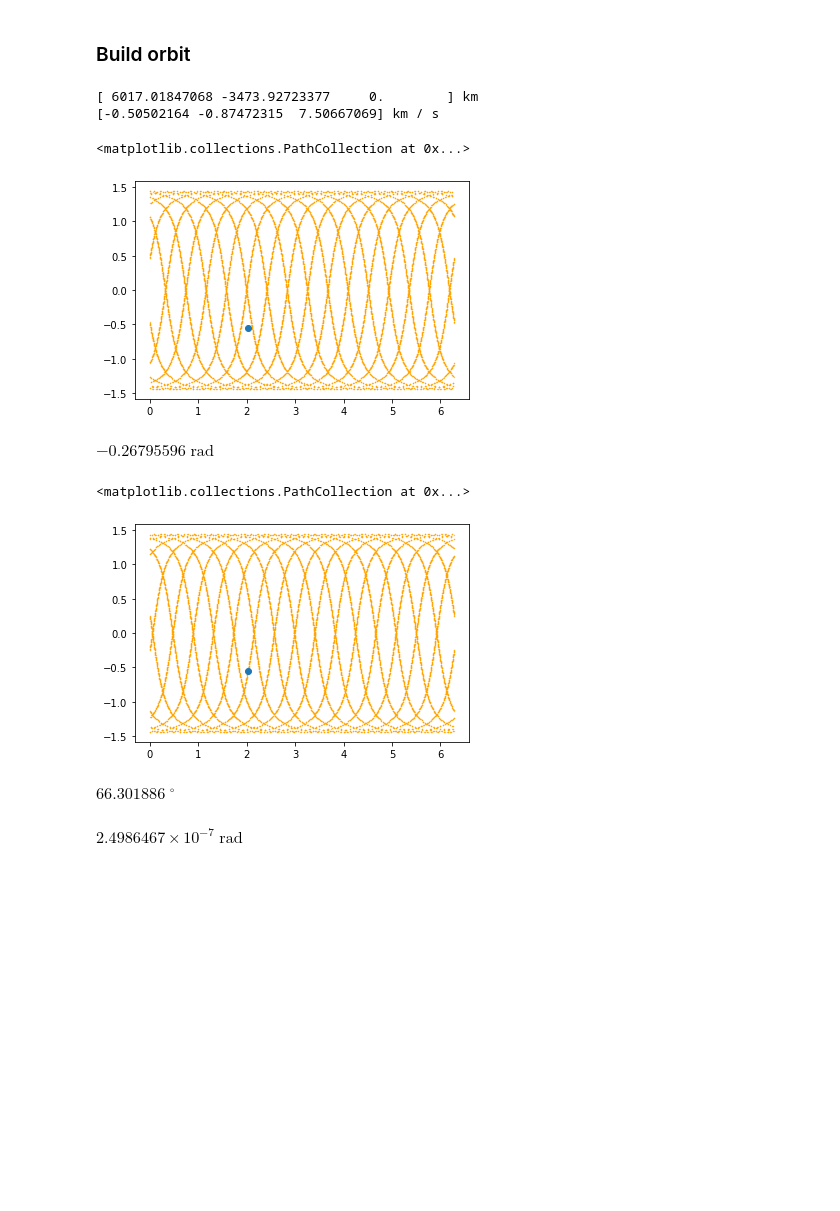
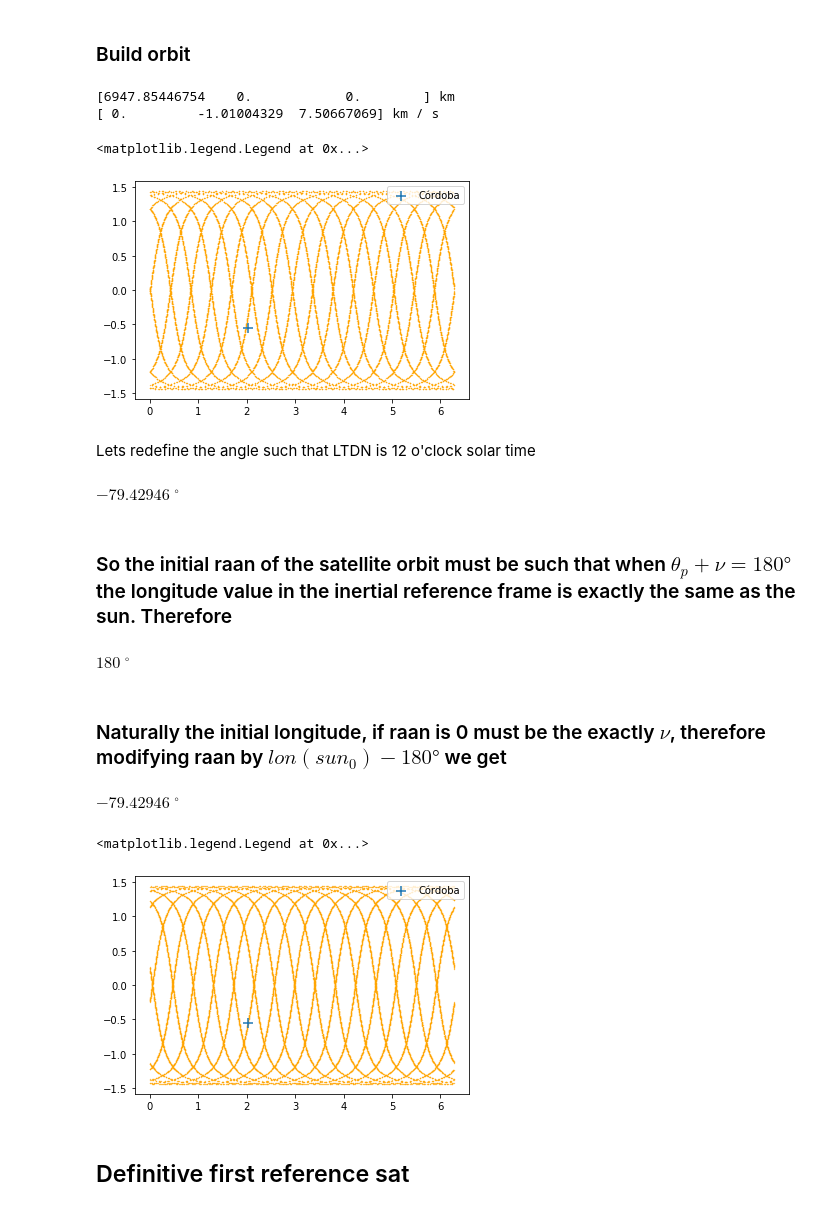
Before and after one commit to ivanbelenky/Ctll, a Jupyter notebook: notebooks/Test Case.ipynb, the cells around one changed output. Saved outputs shown, nothing was run; the diff lists cells and outputs as text; code cells hidden in the pictures; blank space fills up the shorter version.

```diff
--- a/notebooks/Test Case.ipynb
+++ b/notebooks/Test Case.ipynb
@@ -135,9 +135,9 @@ $97.66328 \; \mathrm{{}^{\circ}}$
 ### Define the rest of the classical orbit parameters
 # %%
 ecc = 0*u.one
-raan = -30 * u.deg # right ascencion of the ascending node [angle]
-argp = 0 * u.rad # perigee argument [angle]
-nu = 0 * u.deg # true anomaly [angle] defined as -180 so that it coincides with LTDN
+raan = 0*u.deg # right ascencion of the ascending node [angle]
+argp = 0*u.rad # perigee argument [angle]
+nu = 0*u.deg # true anomaly [angle] defined as -180 so that it coincides with LTDN
 # %% [markdown]
 ### Build orbit
 # %%
@@ -154,23 +154,28 @@ orb = Orbit.from_classical(Earth,
 print(orb.r)
 print(orb.v)
 # %% [output]
-[ 6017.01847068 -3473.92723377     0.        ] km
-[-0.50502164 -0.87472315  7.50667069] km / s
+[6947.85446754    0.            0.        ] km
+[ 0.         -1.01004329  7.50667069] km / s
 # %%
 sat = satellite.Sat.from_orbit(orb)
 # %%
 r,v = sat.rv(10,dt=50,J2=True)
 lon,lat = sat.ssps_from_r(r,10,dt=50,J2=True)
 plt.scatter(lon,lat,s=0.1,c='orange')
-plt.scatter(cordoba_city.lon*u.deg.to(u.rad) + 180*u.deg.to(u.rad), cordoba_city.lat*u.deg.to(u.rad) )
+plt.scatter(cordoba_city.lon*u.deg.to(u.rad) + 180*u.deg.to(u.rad), cordoba_city.lat*u.deg.to(u.rad),marker='+',label='Córdoba',s=100)
+plt.legend(loc=1)
 # %% [output]
-<matplotlib.collections.PathCollection at 0x...>
+<matplotlib.legend.Legend at 0x...>
-[figure, old version]
+[figure, new version]
+# %% [markdown]
+Lets redefine the angle such that LTDN is 12 o'clock solar time
 # %%
-from CtllDes.utils import angles, sunearth
+from CtllDes.utils import trigsf, angles
 
-today = astropy.time.Time({'year': 2021, 'month': 5, 'day': 31,'hour': 12, 'minute': 0, 'second': 0}, scale='utc')
-new_raan = angles.get_passage_raan(sat, cordoba_city.lon*u.deg, cordoba_city.lat*u.deg)
-new_raan
+today = astropy.time.Time({'year': 2021, 'month': 12, 'day': 31,'hour': 12, 'minute': 0, 'second': 0}, scale='utc')
+earth_orb = Ephem.from_body(Sun, today.tdb, attractor=Earth)
+r0_sun = earth_orb.rv()[0][0].to(u.km)
+rr0_sun, lat0_sun, lon0_sun = trigsf.c2s(r0_sun[0],r0_sun[1],r0_sun[2])
+lon0_sun.to(u.deg)
 # %% [output]
-$-0.26795596 \; \mathrm{rad}$
+$-79.42946 \; \mathrm{{}^{\circ}}$
@@ -187,0 +182,22 @@ sat2 = satellite.Sat.from_orbit(orb2)
+# %% [markdown]
+### So the initial raan of the satellite orbit must be such that when $\theta_p+\nu=180\text{°}$ the longitude value in the inertial reference frame is exactly the same as the sun. Therefore
+# %%
+argp = 0*u.deg
+nu = 180*u.deg - argp
+
+orb = Orbit.from_classical(Earth, a, ecc, inc, raan, argp, nu)
+r0_sat = orb.r
+rr0_sat, lat0_sat, lon0_sat = trigsf.c2s(r0_sat[0],r0_sat[1],r0_sat[2])
+lon0_sat.to(u.deg)
+# %% [output]
+$180 \; \mathrm{{}^{\circ}}$
+# %% [markdown]
+### Naturally the initial longitude, if raan is 0 must be the exactly $\nu$, therefore modifying raan by $lon(sun_0)-180°$ we get
+# %%
+raan = lon0_sun-180*u.deg
+orb = Orbit.from_classical(Earth, a, ecc, inc, raan, argp, nu)
+new_r0_sat = orb.r
+_, _, lon0_sat = trigsf.c2s(new_r0_sat[0],new_r0_sat[1],new_r0_sat[2])
+lon0_sat.to(u.deg)
+# %% [output]
+$-79.42946 \; \mathrm{{}^{\circ}}$
@@ -188,13 +207,10 @@ sat2 = satellite.Sat.from_orbit(orb2)
 # %%
-r,v = sat2.rv(10,dt=50,J2=True)
-lon,lat = sat2.ssps_from_r(r,10,dt=50,J2=True)
+sat = satellite.Sat.from_orbit(orb)
+r,v = sat.rv(11,dt=50,J2=True)
+lon,lat = sat.ssps_from_r(r,11,dt=50,lon_offset=cordoba_offset,J2=True)
 plt.scatter(lon,lat,s=0.1,c='orange')
-plt.scatter(cordoba_city.lon*u.deg.to(u.rad) + 180*u.deg.to(u.rad), cordoba_city.lat*u.deg.to(u.rad) )
+plt.scatter(cordoba_city.lon*u.deg.to(u.rad) + 180*u.deg.to(u.rad), cordoba_city.lat*u.deg.to(u.rad),marker='+',label='Córdoba',s=100)
+plt.legend(loc=1)
 # %% [output]
-<matplotlib.collections.PathCollection at 0x...>
+<matplotlib.legend.Legend at 0x...>
-[figure, old version]
+[figure, new version]
-# %%
-lon_offset = angles.get_passage_LTDN(sat2, epoch=today.tdb, LTDN=12*u.h)
-lon_offset.to(u.deg)
-# %% [output]
-$66.301886 \; \mathrm{{}^{\circ}}$
@@ -212,4 +217,2 @@ sat3 = satellite.Sat.from_orbit(orb3)
-# %%
-angles.get_passage_LTDN(sat3, epoch=today.tdb, LTDN=12*u.h)
-# %% [output]
-$2.4986467 \times 10^{-7} \; \mathrm{rad}$
+# %% [markdown]
+## Definitive first reference sat
```
Also changed, not shown: parts of 32 cells of this notebook, 3 other files.
